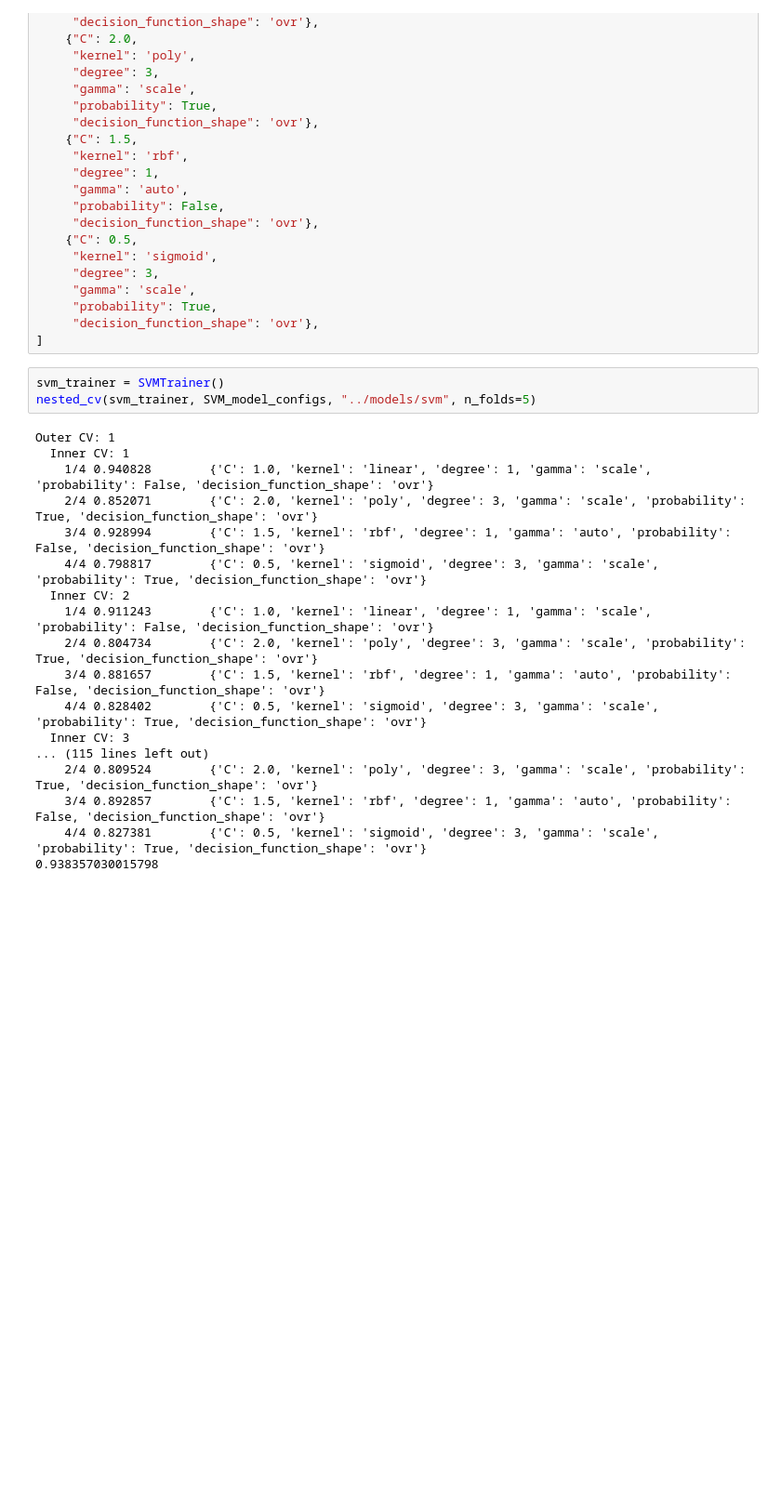
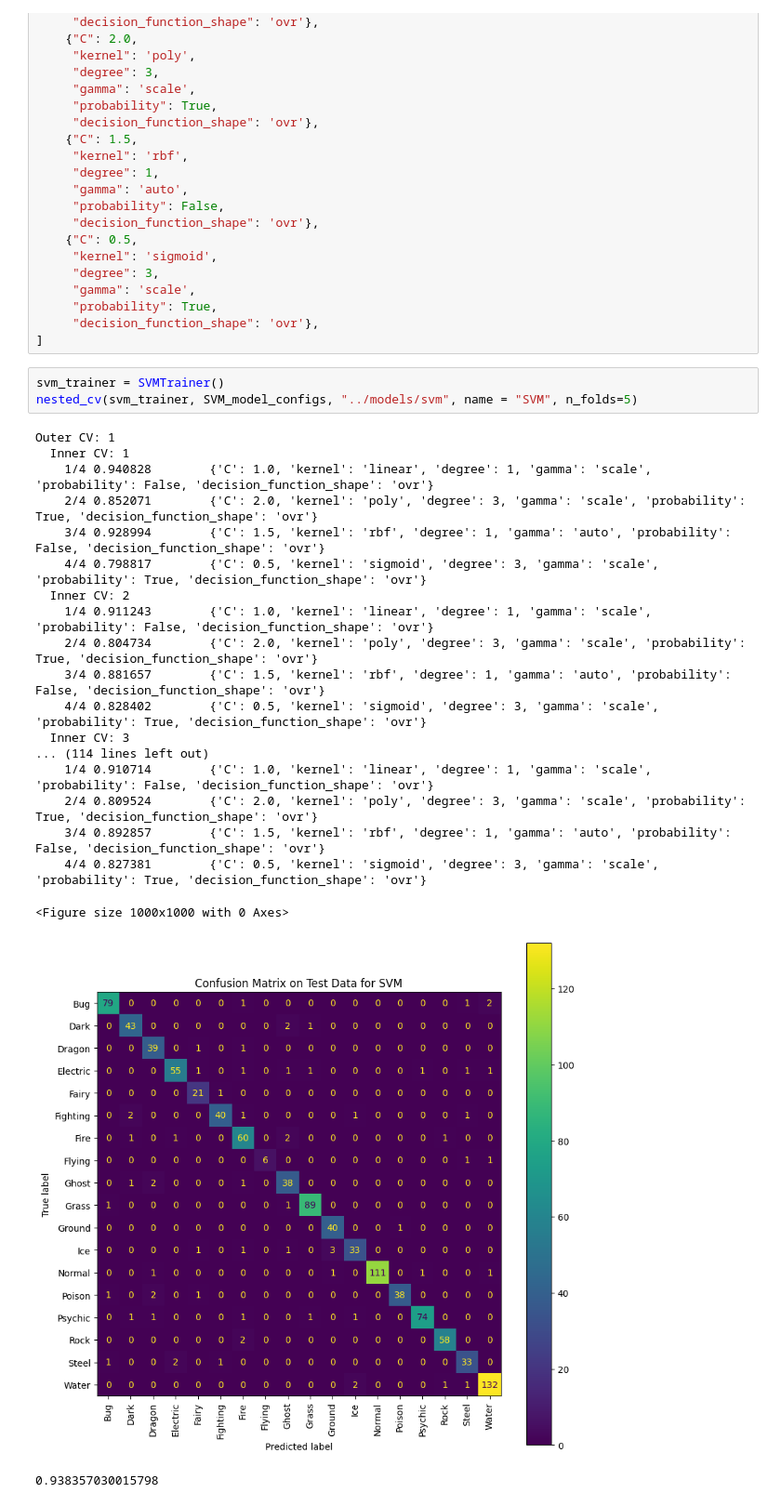
Before and after one commit to xujustinj/pokemon-type-classification, a Jupyter notebook: src/nested_cv_on_svm.ipynb, the cells around one changed output. Shown: that part at 93% size. Saved outputs shown, nothing was run; the diff lists cells and outputs as text; blank space fills up the shorter version.

```diff
--- a/src/nested_cv_on_svm.ipynb
+++ b/src/nested_cv_on_svm.ipynb
@@ -30,22 +30,25 @@ SVM_model_configs = [
 ]
 # %%
 svm_trainer = SVMTrainer()
-nested_cv(svm_trainer, SVM_model_configs, "../models/svm", n_folds=5)
+nested_cv(svm_trainer, SVM_model_configs, "../models/svm", name = "SVM", n_folds=5)
 # %% [output]
 Outer CV: 1
   Inner CV: 1
     1/4 0.940828        {'C': 1.0, 'kernel': 'linear', 'degree': 1, 'gamma': 'scale', 'probability': False, 'decision_function_shape': 'ovr'}
     2/4 0.852071        {'C': 2.0, 'kernel': 'poly', 'degree': 3, 'gamma': 'scale', 'probability': True, 'decision_function_shape': 'ovr'}
     3/4 0.928994        {'C': 1.5, 'kernel': 'rbf', 'degree': 1, 'gamma': 'auto', 'probability': False, 'decision_function_shape': 'ovr'}
     4/4 0.798817        {'C': 0.5, 'kernel': 'sigmoid', 'degree': 3, 'gamma': 'scale', 'probability': True, 'decision_function_shape': 'ovr'}
   Inner CV: 2
     1/4 0.911243        {'C': 1.0, 'kernel': 'linear', 'degree': 1, 'gamma': 'scale', 'probability': False, 'decision_function_shape': 'ovr'}
     2/4 0.804734        {'C': 2.0, 'kernel': 'poly', 'degree': 3, 'gamma': 'scale', 'probability': True, 'decision_function_shape': 'ovr'}
     3/4 0.881657        {'C': 1.5, 'kernel': 'rbf', 'degree': 1, 'gamma': 'auto', 'probability': False, 'decision_function_shape': 'ovr'}
     4/4 0.828402        {'C': 0.5, 'kernel': 'sigmoid', 'degree': 3, 'gamma': 'scale', 'probability': True, 'decision_function_shape': 'ovr'}
   Inner CV: 3
-... (115 lines left out)
+... (114 lines left out)
+    1/4 0.910714        {'C': 1.0, 'kernel': 'linear', 'degree': 1, 'gamma': 'scale', 'probability': False, 'decision_function_shape': 'ovr'}
     2/4 0.809524        {'C': 2.0, 'kernel': 'poly', 'degree': 3, 'gamma': 'scale', 'probability': True, 'decision_function_shape': 'ovr'}
     3/4 0.892857        {'C': 1.5, 'kernel': 'rbf', 'degree': 1, 'gamma': 'auto', 'probability': False, 'decision_function_shape': 'ovr'}
     4/4 0.827381        {'C': 0.5, 'kernel': 'sigmoid', 'degree': 3, 'gamma': 'scale', 'probability': True, 'decision_function_shape': 'ovr'}
-0.938357030015798
+<Figure size 1000x1000 with 0 Axes>
+[figure, added]
+0.938357030015798
```
Also changed, not shown: 13 other files.
